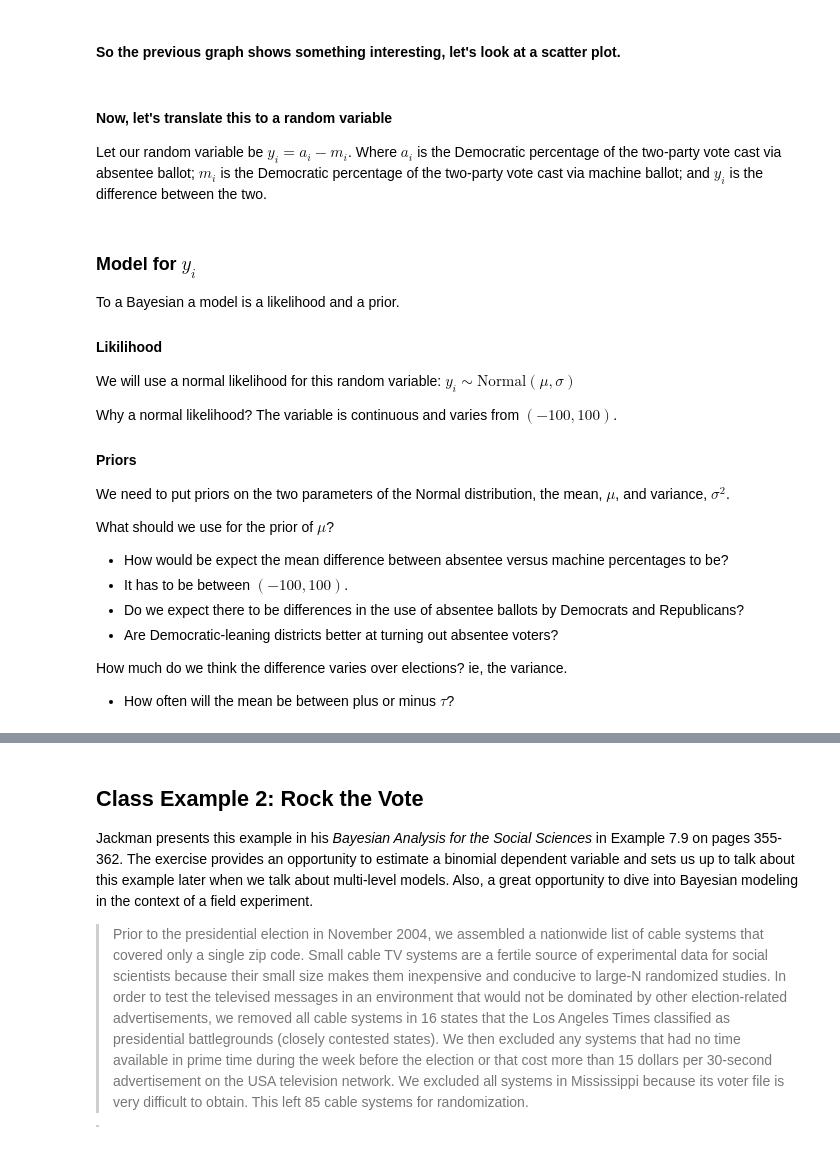
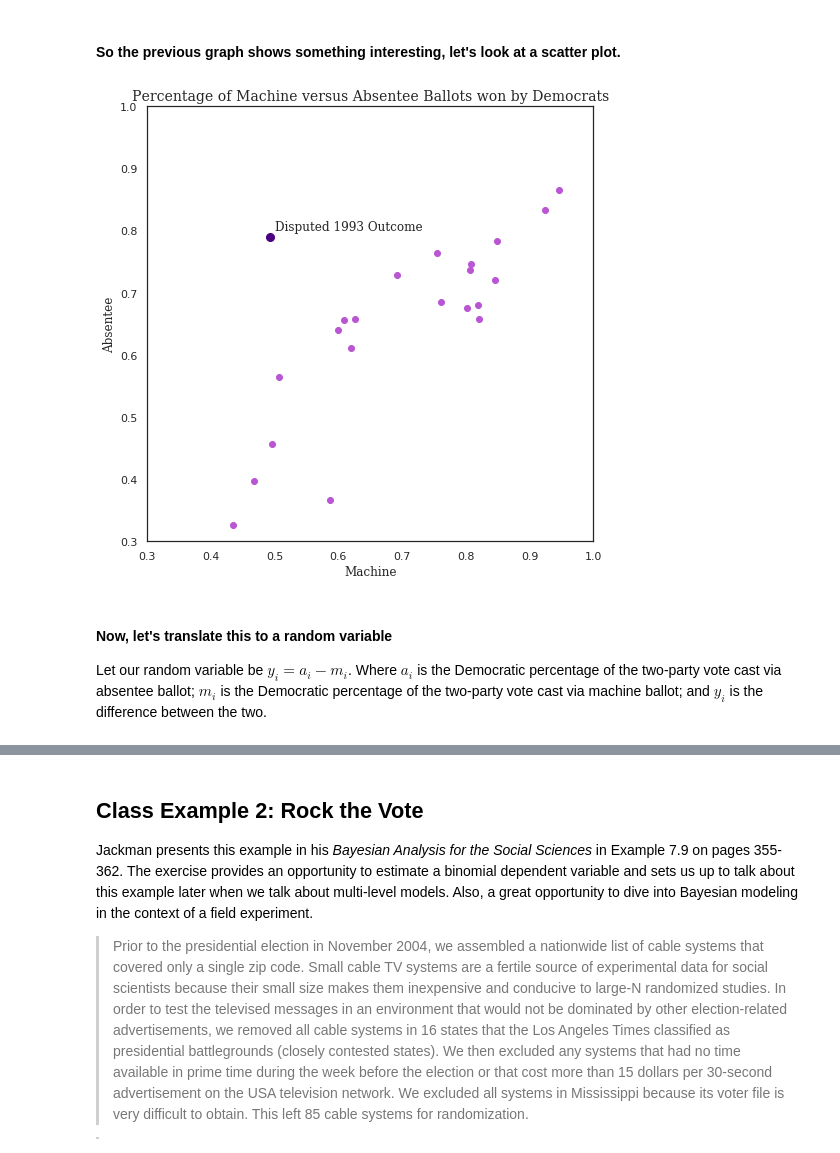
Before and after one commit to prior-knowledge/bayestime, a Jupyter notebook: 02/python/week_02_class_and_lab_exercises.ipynb, the cells around one changed output, grey strips where cells are left out. Drawn from its saved outputs; the diff is of its cells as text; code cells hidden in the pictures.

```diff
--- a/02/python/week_02_class_and_lab_exercises.ipynb
+++ b/02/python/week_02_class_and_lab_exercises.ipynb
@@ -370,37 +430,17 @@ plt.legend();
 # %%
 # now let's plot all the relationships between machine and absentee votes
 plt.figure(figsize=(8,8))
-plt.scatter(data['machdem']/(data['machdem']+data['machrep']),data['absdem']/(data['absdem']+data['absrep']),color='plum')
+plt.scatter(data['machdem']/(data['machdem']+data['machrep']),data['absdem']/(data['absdem']+data['absrep']),color='mediumorchid')
 plt.text(0.50,0.80,'Disputed 1993 Outcome',family='serif',size=12)
 plt.plot(0.4927353289710959,0.7900396151669496, marker='o', markersize=8, color="indigo")
 plt.title('Percentage of Machine versus Absentee Ballots won by Democrats',family='serif',size=14)
 plt.xlim(0.3,1)
 plt.ylim(0.3,1)
 plt.xlabel('Machine',family='serif',size=12)
 plt.ylabel('Absentee',family='serif',size=12);
+# %% [output]
+[figure, added]
 # %% [markdown]
 #### Now, let's translate this to a random variable
 
 Let our random variable be $y_i = a_i - m_i$. Where $a_i$ is the Democratic percentage of the two-party vote cast via absentee ballot; $m_i$ is the Democratic percentage of the two-party vote cast via machine ballot; and $y_i$ is the difference between the two.
-# %% [markdown]
-### Model for $y_i$
-
-To a Bayesian a model is a likelihood and a prior.
-
-#### Likilihood
-We will use a normal likelihood for this random variable:
-$y_i \sim \textrm{Normal}(\mu,\sigma)$
-
-Why a normal likelihood? The variable is continuous and varies from $(-100,100)$.
-
-#### Priors
-We need to put priors on the two parameters of the Normal distribution, the mean, $\mu$, and variance, $\sigma^2$.
-
-What should we use for the prior of $\mu$?
-* How would be expect the mean difference between absentee versus machine percentages to be?
-* It has to be between $(-100,100)$.
-* Do we expect there to be differences in the use of absentee ballots by Democrats and Republicans?
-* Are Democratic-leaning districts better at turning out absentee voters?
-
-How much do we think the difference varies over elections? ie, the variance.
-* How often will the mean be between plus or minus $\tau$?
```
Also changed, not shown: parts of 86 cells of this notebook, 5 other files.
